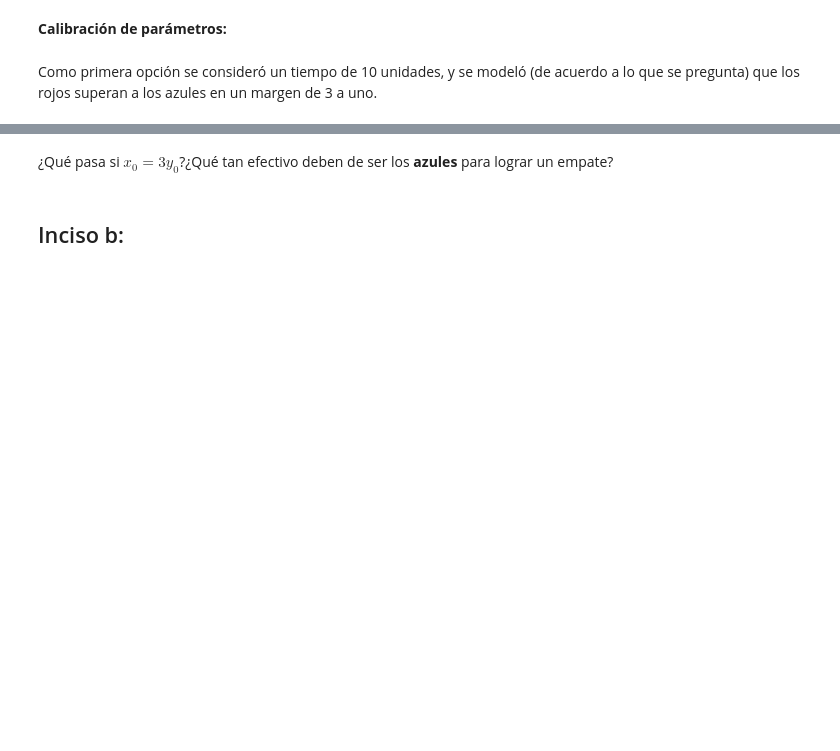
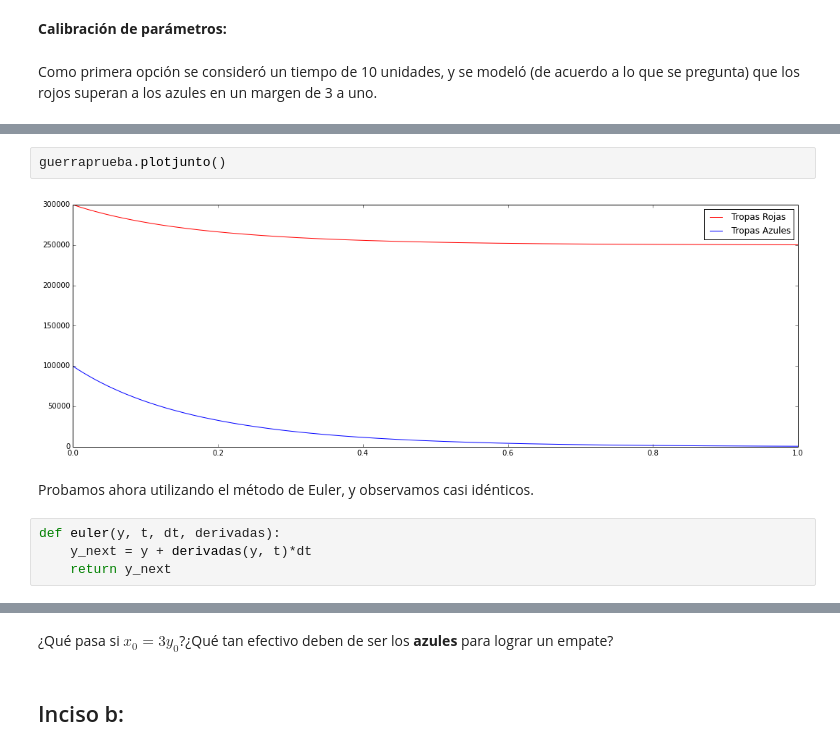
Before and after one commit to ElicHerrera/proyecto-mate-com, a Jupyter notebook: adelanto/esteban-Mario.ipynb, the cells around one changed output, grey strips where cells are left out. Cells and saved outputs as stored; diff of their text form; blank space fills up the shorter version.

```diff
--- a/adelanto/esteban-Mario.ipynb
+++ b/adelanto/esteban-Mario.ipynb
@@ -189,0 +195,10 @@ guerraprueba.plot()
+# %%
+guerraprueba.plotjunto()
+# %% [output]
+[figure, added]
+# %% [markdown]
+Probamos ahora utilizando el método de Euler, y observamos casi idénticos.
+# %%
+def euler(y, t, dt, derivadas):
+    y_next = y + derivadas(y, t)*dt
+    return y_next
```
Also changed, not shown: parts of 5 cells of this notebook.
